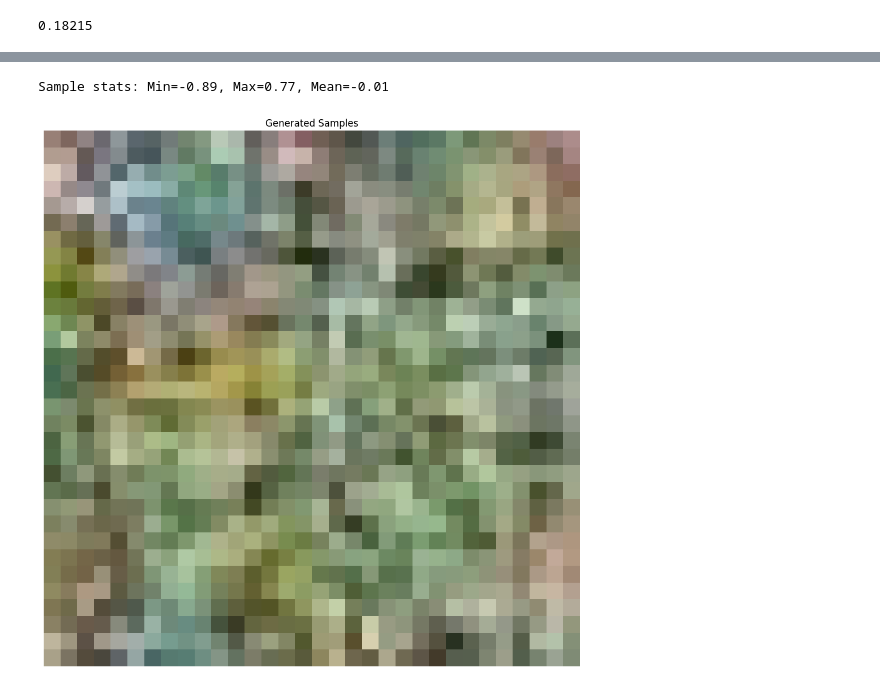
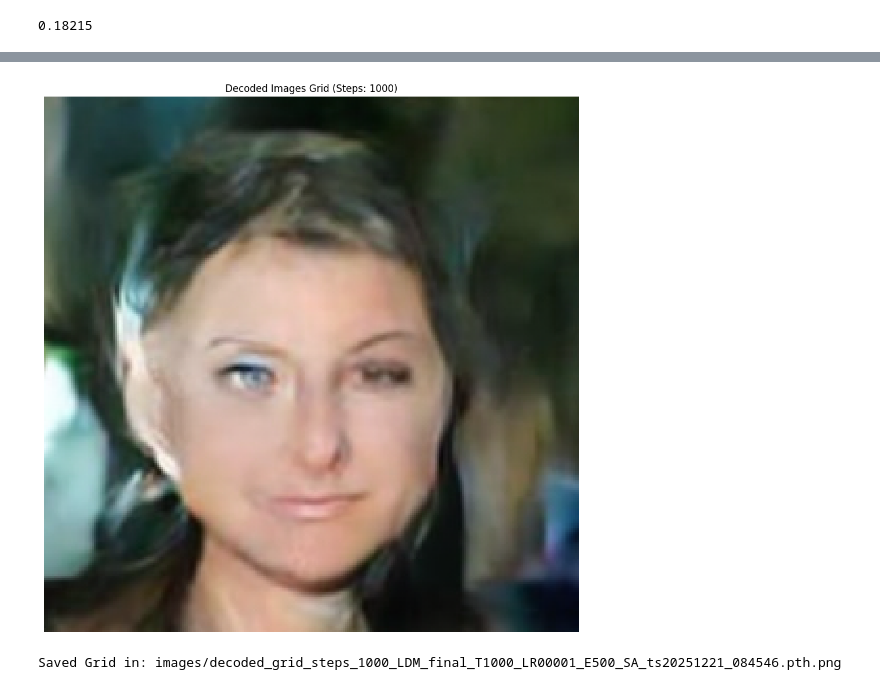
Before and after one commit to zimmy11/Hands-on-Generative-AI, a Jupyter notebook: notebooks/WIP_Reverse_Test.ipynb, the cells around one changed output, grey strips where cells are left out. Cells and saved outputs as stored; diff of their text form; code cells hidden in the pictures.

```diff
--- a/notebooks/WIP_Reverse_Test.ipynb
+++ b/notebooks/WIP_Reverse_Test.ipynb
@@ -282,34 +267,39 @@ plt.show()
 # %%
-def show_samples(samples):
-    # 1. Ensure we are on CPU
-    samples_vis = samples.detach().cpu()
+import os
 
-    # 2. Inspect statistics (Crucial for debugging!)
-    print(f"Sample stats: Min={samples_vis.min():.2f}, Max={samples_vis.max():.2f}, Mean={samples_vis.mean():.2f}")
+decoded_images = []
 
-    # 3. Robust Normalization
-    # SDE models often output values outside [-1, 1] before the final step.
-    # If strict [-1, 1] is expected:
-    samples_vis = samples_vis.clamp(-1.0, 1.0)
-    samples_vis = (samples_vis + 1.0) / 2.0
+# --- 1. Decodifica tutte le immagini e salva in una lista ---
+for latent in samples:
+    latent = latent.to(next(vae.parameters()).device, dtype=torch.float32).unsqueeze(0)
+    decoded = decode_from_latent(latent)  # [1, C, H, W]
+    decoded_images.append(decoded[0])     # Rimuovi dimensione batch
 
-    # 4. Create Grid
-    # nrow=int(np.sqrt(batch_size)) automatically makes a square grid
-    grid = torchvision.utils.make_grid(samples_vis, nrow=int(np.sqrt(samples_vis.shape[0])), padding=2)
+# --- 2. Crea un batch da lista di tensori ---
+decoded_batch = torch.stack(decoded_images)  # [B, C, H, W]
 
-    # 5. Permute for Matplotlib
-    np_grid = grid.permute(1, 2, 0).numpy()
+# --- 3. Crea griglia ---
+grid = torchvision.utils.make_grid(
+    decoded_batch,
+    nrow=4,
+    normalize=True,
+    value_range=(0, 1)
+)
 
-    # 6. Plot
-    plt.figure(figsize=(10, 10))
-    plt.imshow(np_grid)
-    plt.axis("off")
-    plt.title("Generated Samples")
-    plt.tight_layout()
-    plt.show()
+# --- 4. Visualizza e salva ---
+os.makedirs("images", exist_ok=True)
 
-# Run the visualization
-show_samples(samples)
+plt.figure(figsize=(12, 12))
+plt.imshow(grid.permute(1, 2, 0).cpu())  # [H, W, C]
+plt.axis("off")
+plt.title(f"Decoded Images Grid (Steps: {cfg['N']})")
+
+# Salva la griglia
+save_path = f"images/decoded_grid_steps_{cfg['N']}_{weights_name}.png"
+plt.savefig(save_path, bbox_inches="tight", pad_inches=0)
+plt.show()
+
+print(f"Saved Grid in: {save_path}")
 # %% [output]
+[figure, new version]
-Sample stats: Min=-0.89, Max=0.77, Mean=-0.01
+Saved Grid in: images/decoded_grid_steps_1000_LDM_final_T1000_LR00001_E500_SA_ts20251221_084546.pth.png
-[figure, old version]
```
Also changed, not shown: parts of 10 cells of this notebook, 19 other files.
